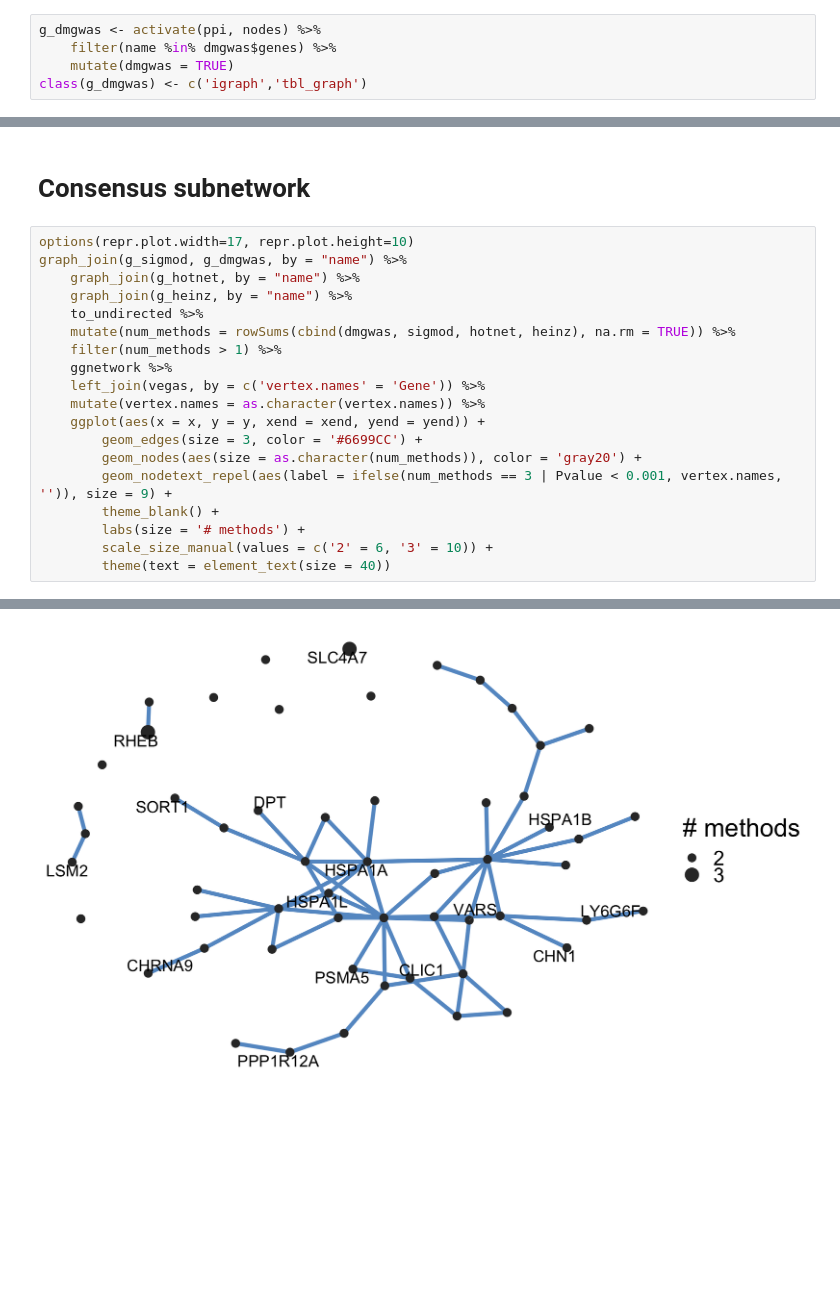
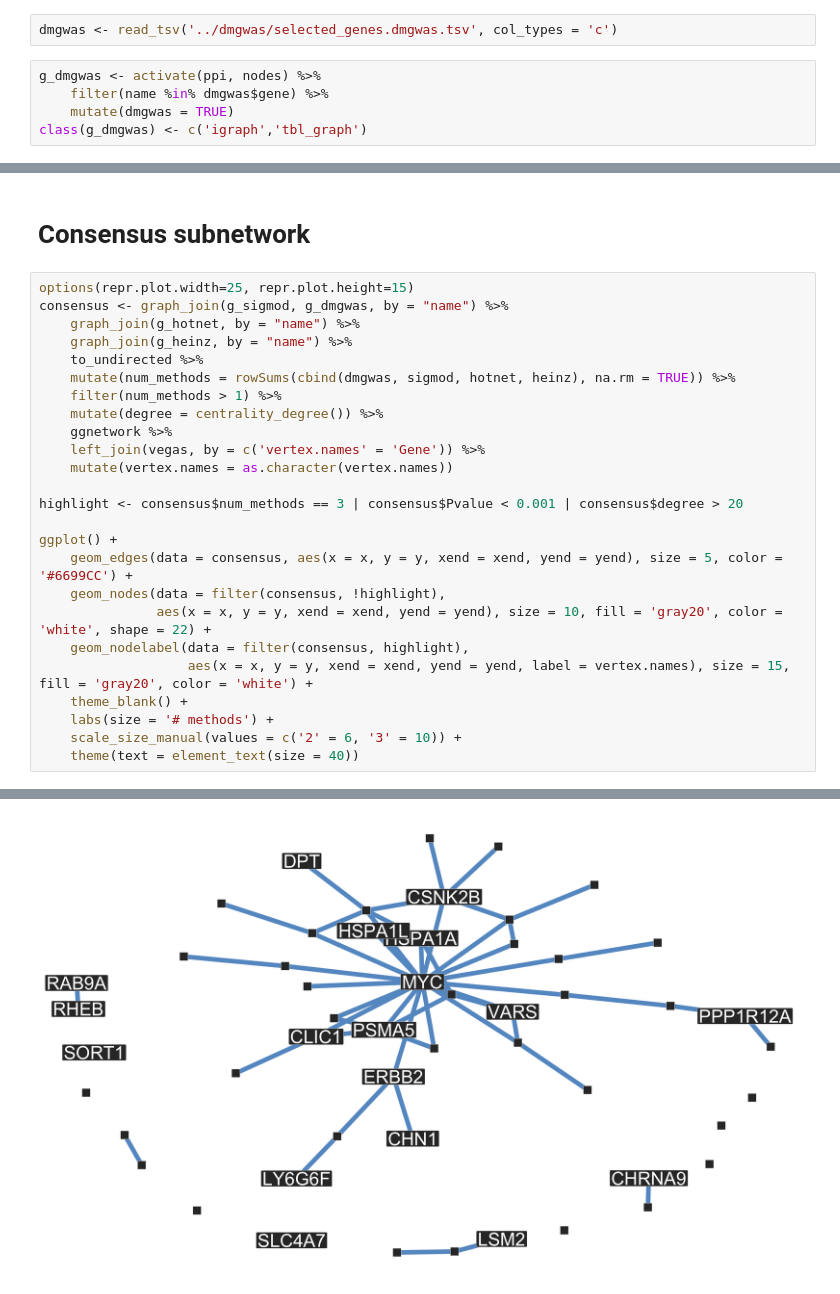
Before and after one commit to hclimente/genewa, a Jupyter notebook: results/consensus/consensus.ipynb, the cells around one changed output, grey strips where cells are left out. Drawn from its saved outputs; the diff is of its cells as text; blank space fills up the shorter version.

```diff
--- a/results/consensus/consensus.ipynb
+++ b/results/consensus/consensus.ipynb
@@ -98,6 +91,8 @@ dmgwas <- dmgwas_subnets %>%
+# %%
+dmgwas <- read_tsv('../dmgwas/selected_genes.dmgwas.tsv', col_types = 'c')
 # %%
 g_dmgwas <- activate(ppi, nodes) %>%
-    filter(name %in% dmgwas$genes) %>%
+    filter(name %in% dmgwas$gene) %>%
     mutate(dmgwas = TRUE)
 class(g_dmgwas) <- c('igraph','tbl_graph')
 # %%
@@ -187,24 +182,30 @@ class(g_heinz) <- c('igraph','tbl_graph')
 # %% [markdown]
 # Consensus subnetwork
 # %%
-options(repr.plot.width=17, repr.plot.height=10)
-graph_join(g_sigmod, g_dmgwas, by = "name") %>%
+options(repr.plot.width=25, repr.plot.height=15)
+consensus <- graph_join(g_sigmod, g_dmgwas, by = "name") %>%
     graph_join(g_hotnet, by = "name") %>%
     graph_join(g_heinz, by = "name") %>%
     to_undirected %>%
     mutate(num_methods = rowSums(cbind(dmgwas, sigmod, hotnet, heinz), na.rm = TRUE)) %>%
     filter(num_methods > 1) %>%
+    mutate(degree = centrality_degree()) %>%
     ggnetwork %>%
     left_join(vegas, by = c('vertex.names' = 'Gene')) %>%
-    mutate(vertex.names = as.character(vertex.names)) %>%
-    ggplot(aes(x = x, y = y, xend = xend, yend = yend)) +
-        geom_edges(size = 3, color = '#6699CC') +
-        geom_nodes(aes(size = as.character(num_methods)), color = 'gray20') +
-        geom_nodetext_repel(aes(label = ifelse(num_methods == 3 | Pvalue < 0.001, vertex.names, '')), size = 9) +
-        theme_blank() +
-        labs(size = '# methods') +
-        scale_size_manual(values = c('2' = 6, '3' = 10)) +
-        theme(text = element_text(size = 40))
+    mutate(vertex.names = as.character(vertex.names))
+
+highlight <- consensus$num_methods == 3 | consensus$Pvalue < 0.001 | consensus$degree > 20
+
+ggplot() +
+    geom_edges(data = consensus, aes(x = x, y = y, xend = xend, yend = yend), size = 5, color = '#6699CC') +
+    geom_nodes(data = filter(consensus, !highlight),
+               aes(x = x, y = y, xend = xend, yend = yend), size = 10, fill = 'gray20', color = 'white', shape = 22) +
+    geom_nodelabel(data = filter(consensus, highlight),
+                   aes(x = x, y = y, xend = xend, yend = yend, label = vertex.names), size = 15, fill = 'gray20', color = 'white') +
+    theme_blank() +
+    labs(size = '# methods') +
+    scale_size_manual(values = c('2' = 6, '3' = 10)) +
+    theme(text = element_text(size = 40))
 # %% [output]
 Warning message in if (class(x) == "igraph") {:
 “the condition has length > 1 and only the first element will be used”Warning message in fortify.network(intergraph::asNetwork(model), ...):
@@ -213 +216 @@ Warning message in if (class(x) == "igraph") {:
-[figure, old version]
+[figure, new version]
```
Also changed, not shown: parts of 8 cells of this notebook.
